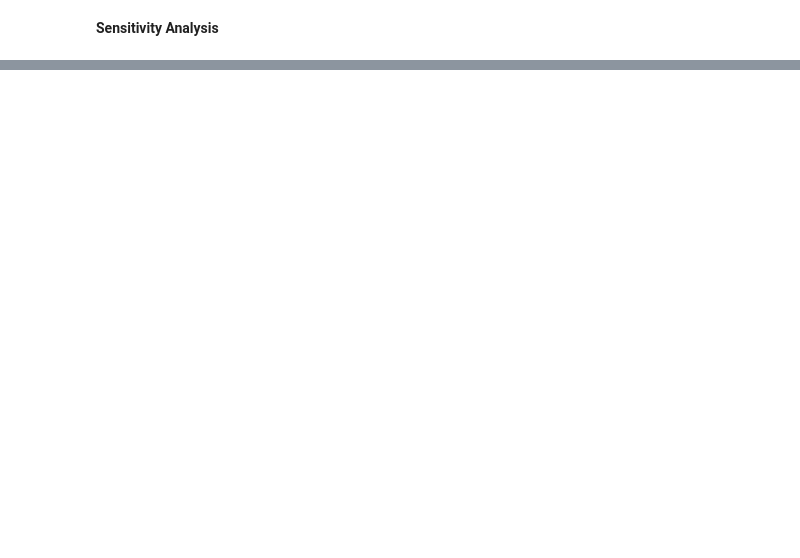
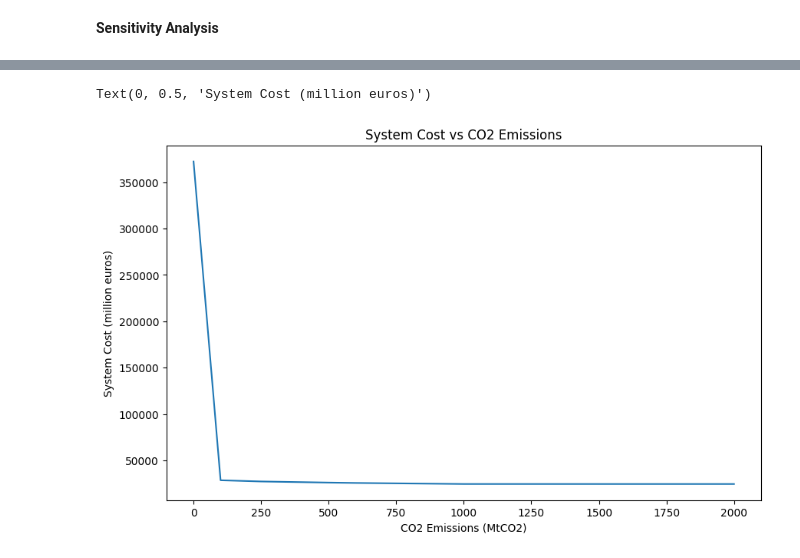
Before and after one commit to alex-catruc/IntegratedEG, a Jupyter notebook: Assignment.ipynb, the cells around one changed output, grey strips where cells are left out. Drawn from its saved outputs; the diff is of its cells as text; code cells hidden in the pictures; blank space fills up the shorter version.

```diff
--- a/Assignment.ipynb
+++ b/Assignment.ipynb
@@ -459,0 +536,9 @@ Text(610, 300000000.0, '2023 CO2 emission\n limit in Germany')
+# %%
+plt.figure(figsize=(10, 6))
+plt.plot([2000, 1500, 1000, 596, 500, 250, 100, 0], systemcost)
+plt.title("System Cost vs CO2 Emissions")
+plt.xlabel("CO2 Emissions (MtCO2)")
+plt.ylabel("System Cost (million euros)")
+# %% [output]
+Text(0, 0.5, 'System Cost (million euros)')
+[figure, added]
```
Also changed, not shown: parts of 35 cells of this notebook, 1 other file.
